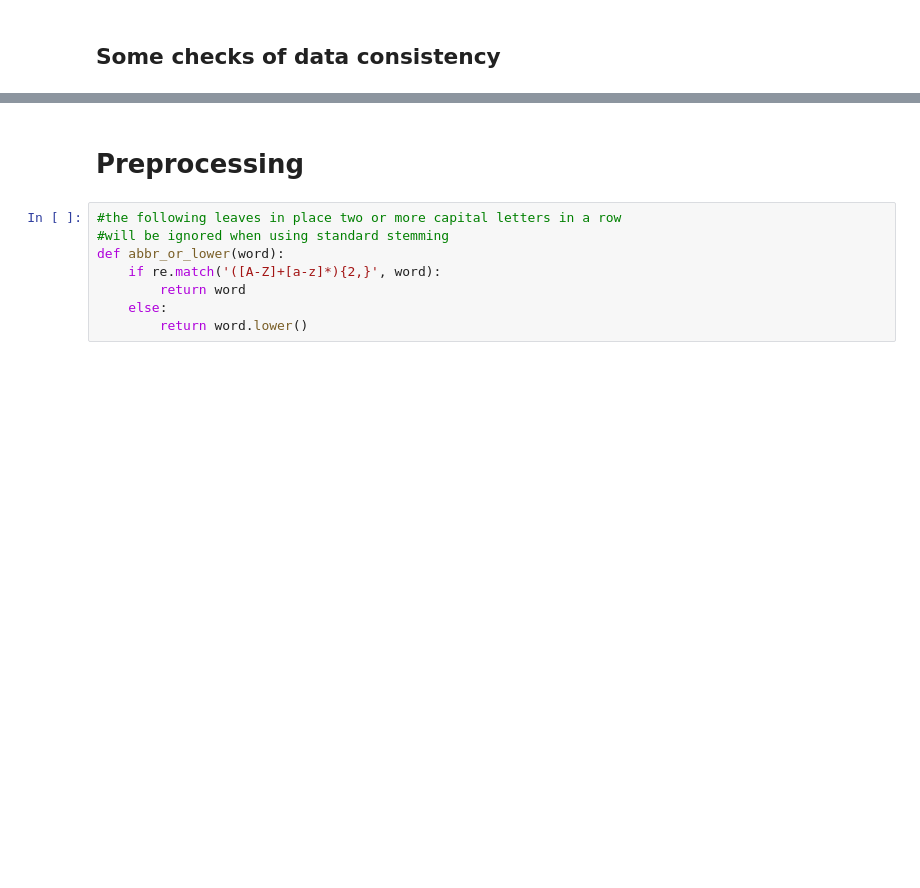
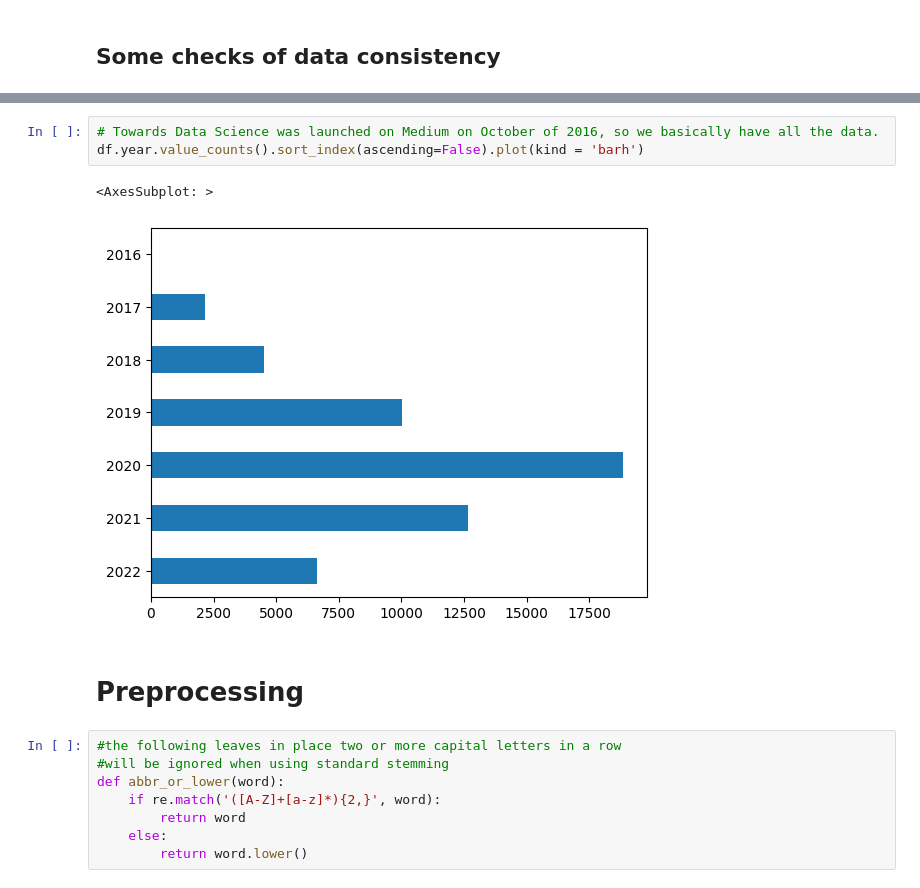
Before and after one commit to dothereading/text-mining-final-project, a Jupyter notebook: Analysis.ipynb, the cells around one changed output, grey strips where cells are left out. Drawn from its saved outputs; the diff is of its cells as text; blank space fills up the shorter version.

```diff
--- a/Analysis.ipynb
+++ b/Analysis.ipynb
@@ -80,3 +74,9 @@ df.head(2)
+# %%
+# Towards Data Science was launched on Medium on October of 2016, so we basically have all the data.
+df.year.value_counts().sort_index(ascending=False).plot(kind = 'barh')
+# %% [output]
+<AxesSubplot: >
+[figure, added]
 # %% [markdown]
 # Preprocessing
 # %%
```
Also changed, not shown: parts of 39 cells of this notebook, 1 other file.
